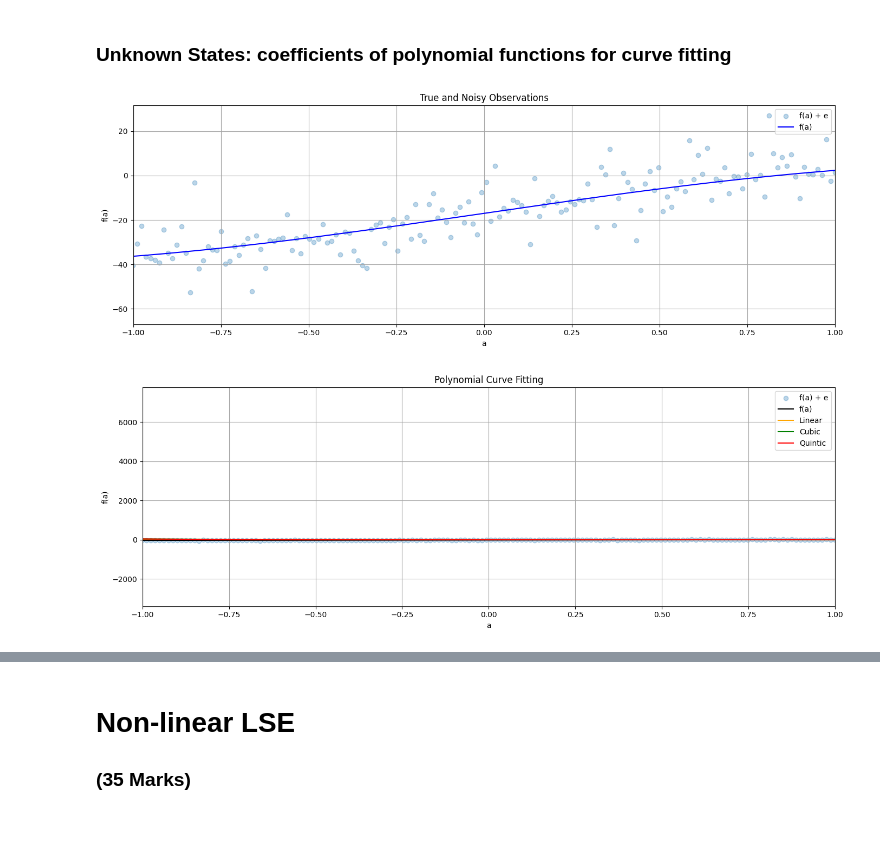
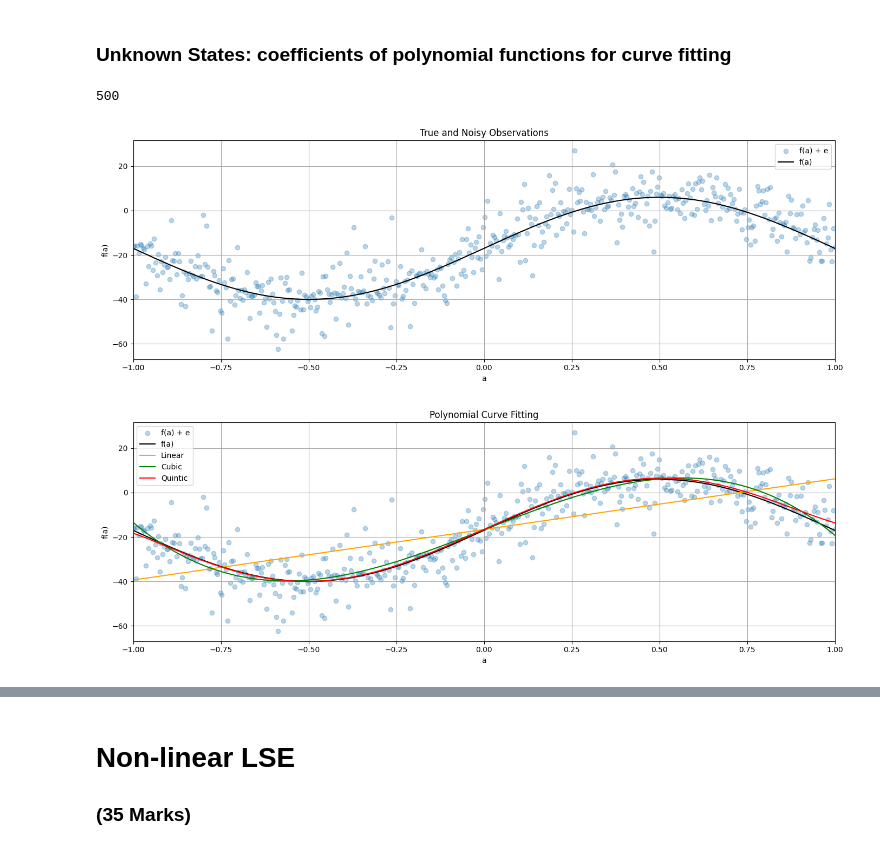
Before and after one commit to ChisomOnyeukwu/engg680_2024_fall, a Jupyter notebook: Lab_Assignment2/Assignment2.ipynb, the cells around one changed output, grey strips where cells are left out. Cells and saved outputs as stored; diff of their text form; code cells hidden in the pictures.

```diff
--- a/Lab_Assignment2/Assignment2.ipynb
+++ b/Lab_Assignment2/Assignment2.ipynb
@@ -61,7 +61,8 @@ l_true = arr_data[:, 2] #storing true observations in the third column
 # step 3
 # define the number of observation n
 # (1 mark)
-n = len(l) #calculate the length of the l array (noisy observations)
+n = len(df_data) #calculate the length of the l array (noisy observations)
+print(n)
 
 # define the observation weight matrix P for LSE as identity matrix
 # identity weight matrix simply means the observations will be unweighted in the following LSE
@@ -72,6 +73,8 @@ P = np.identity(n) #creating an identity matrix
 start = -1* np.pi
 end = np.pi
 a = np.linspace(start, end, n)
+# %% [output]
+500
 # %%
 # step 4
 # use the matplotlib to plot the true and noisy observations together in one single figure
@@ -83,24 +86,29 @@ a = np.linspace(start, end, n)
 # keep this format for the rest of the plots in this lab assignment
 # (2 marks)
 
-fig, ax = plt.subplots(nrows=1, ncols=1, figsize=(14, 5))
+
+
+fig, ax = plt.subplots(nrows=1, ncols=1, figsize=(14, 5)) #creating a figure and axis with subplots
 
 # plot noisy observations
 ax.scatter(a, l, color='tab:blue', marker='o', alpha=0.3, label='f(a) + e')
+
 # plot true observations
-ax.plot(a, l_true, color='b', label='f(a)')
+ax.plot(a, l_true, color='k', label='f(a)')
 
-# customize the plot
+# customize rest of the plot by adding labels, title and legend
 ax.set_xlabel('a') # set x-axis label
 ax.set_ylabel('f(a)') # set y-axis label
 ax.set_title('True and Noisy Observations') # set title
-ax.set_xlim([-1, 1]) # scale x-axis to -1 to 1
-ax.legend() # show legend
+#x axiz ranging from -1 to 1
+a = np.linspace(-1, 1, n)
+ax.set_xlim([-1, 1])
+ax.legend() # add legend
 
 ax.grid(True, which='both',ls='-',color='0.65')
 fig.tight_layout()
 # %% [output]
-[figure, old version]
+[figure, new version]
 # %%
 # step 5
 # define a curve fitting function named fit_polynomial_curve
@@ -123,9 +131,19 @@ def fit_polynomial_curve(a: np.ndarray, l: np.ndarray, P: np.ndarray, deg: int)
         apv:            a posterier variance factor (goodness of fit)
         v:              observation residuals
     '''
+    # define design matrix function
+    def design_matrix(a: np.ndarray, deg: int) -> np.ndarray:
+      n = len(a)
+      Design_matrix = np.ones((n, deg + 1))
+      for i in range(1, deg + 1):
+        Design_matrix[:, i] = a**i
+      return Design_matrix
+
+    Design_matrix = design_matrix(a, deg)
+
 
     # 1. Design matrix (A)
-    A = np.array([a**i for i in range(deg + 1)]).T
+    A = np.fliplr(Design_matrix)
 
     # 2. Normal equation matrix (N)
     N = A.T @ P @ A
@@ -134,16 +152,19 @@ def fit_polynomial_curve(a: np.ndarray, l: np.ndarray, P: np.ndarray, deg: int)
     u = A.T @ P @ l
 
     # 4. Estimated polynomial coefficients (x)
-    x = np.linalg.inv(N) @ u
+    x = np.linalg.inv (N) @ u
+
+    #fitted values
+    fv = A @ x
 
     # 5. Observation residuals (v)
-    v = l - A @ x
+    v = l - fv
 
     # 6. A posteriori variance factor (apv)
-    apv = (v.T @ P @ v) / (l.T @ P @ l)
+    apv = (v.T @ P @ v) / (n - deg - 1)
 
     # 7. Covariance matrix of estimated coefficients (cov_x)
-    cov_x = apv * np.linalg.inv(N)
+    cov_x = apv * np.linalg.solve(N, np.identity(N.shape[0]))
 
     return (x, cov_x, apv, v)
 # %%
@@ -156,7 +177,10 @@ degrees = [1, 3, 5]  # List of polynomial degrees
 results = {}  # Dictionary to store results for each degree
 
 for deg in degrees:
-        results[deg] = fit_polynomial_curve(a, l, P, deg)
+    # Call the fit_polynomial_curve function for each degree
+    x, cov_x, apv, v = fit_polynomial_curve(a, l, P, deg)
+    # Store the results in the dictionary with the degree as the key
+    results[deg] = (x, cov_x, apv, v)
 # %%
 # step 7
 # use the estimated coefficients x and constants array a, construct polynomial functions for each degree
@@ -169,33 +193,34 @@ quintic_uw = np.polyval(results[5][0], a) # accessing coefficients using index 0
 # %%
 # step 8
 # use the matplotlib to plot each polynomial function, noisy observations l, true observations l_true, together in one single figure
 # for the polynomials of line, cubic and quintic, use color of orange, green and red respectively.
 # (2 marks)
 
-fig, ax = plt.subplots(nrows=1, ncols=1, figsize=(14, 5))
+a = np.linspace(-1, 1, n)
+fig, ax = plt.subplots(nrows=1, ncols=1, figsize=(14, 5)) #using subplot to create the figure and axis
+ax.scatter(a, l, color='tab:blue', marker='o', alpha=0.3, label='f(a) + e')  # Noisy observations
+ax.plot(a, l_true, color='k', label='f(a)')  # True observations
 
 # Plot noisy observations, true observations, and polynomial functions
-ax.scatter(a, l, color='tab:blue', marker='o', alpha=0.3, label='f(a) + e')  # Noisy observations
-ax.plot(a, l_true, color='k', label='f(a)')  # True observations
 ax.plot(a, line_uw, color='orange', label='Linear')  # Linear polynomial
 ax.plot(a, cubic_uw, color='green', label='Cubic')  # Cubic polynomial
 ax.plot(a, quintic_uw, color='red', label='Quintic')  # Quintic polynomial
 
 # Set labels, title, and limits
 ax.set_xlabel('a')
 ax.set_ylabel('f(a)')
 ax.set_title('Polynomial Curve Fitting')
 ax.set_xlim([-1, 1])
 
 # Show legend and grid
 ax.legend()
 
-
-ax.grid(True, which='both',ls='-',color='0.65')
+# customizing grid lines
+ax.grid(True, which='both', ls='-',color='0.65')
 
 fig.tight_layout()
 # %% [output]
-[figure, old version]
+[figure, new version]
 # %%
 # step 9
 # print the a posterier variance factor for each polynomial function
```
Also changed, not shown: parts of 4 cells of this notebook.
